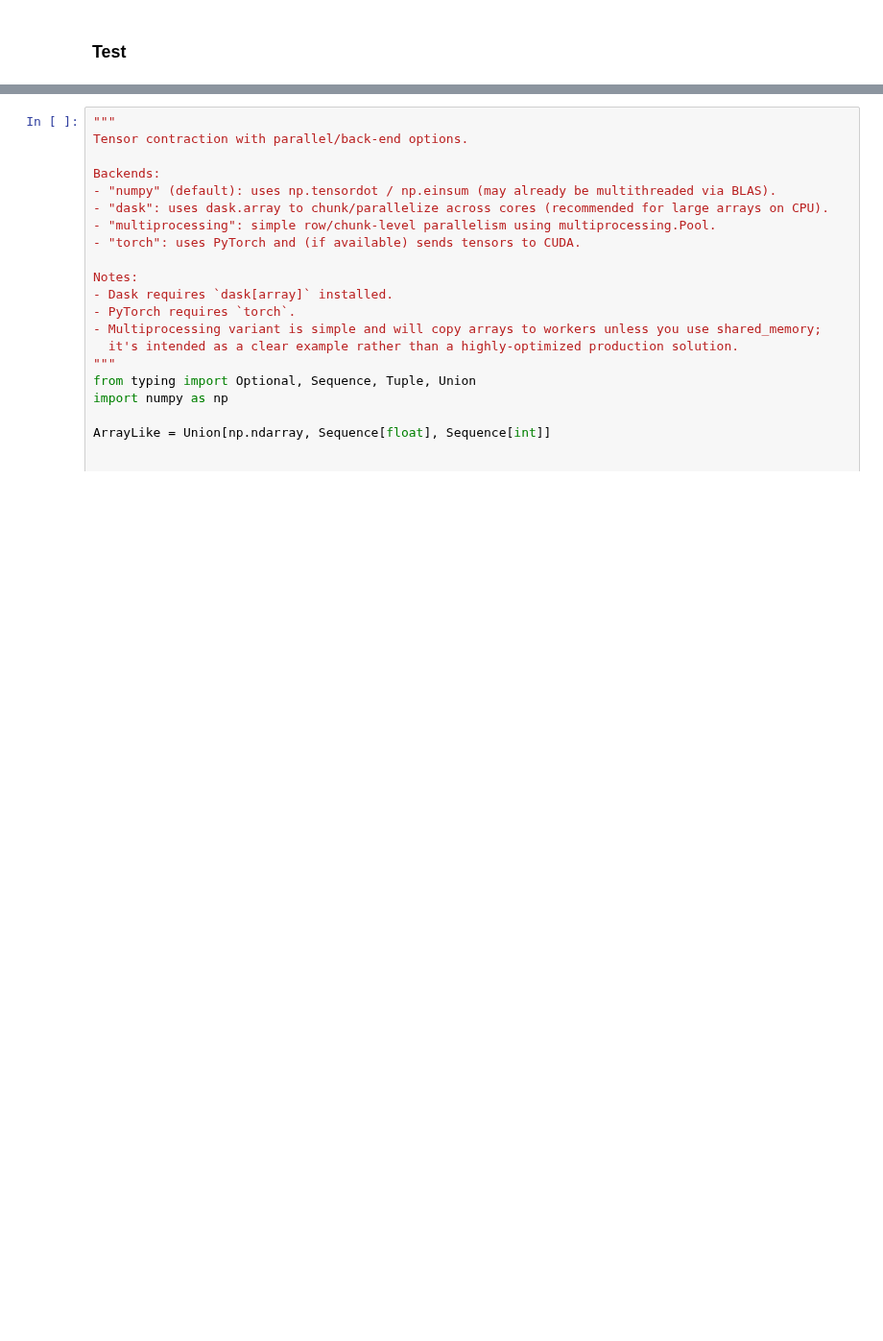
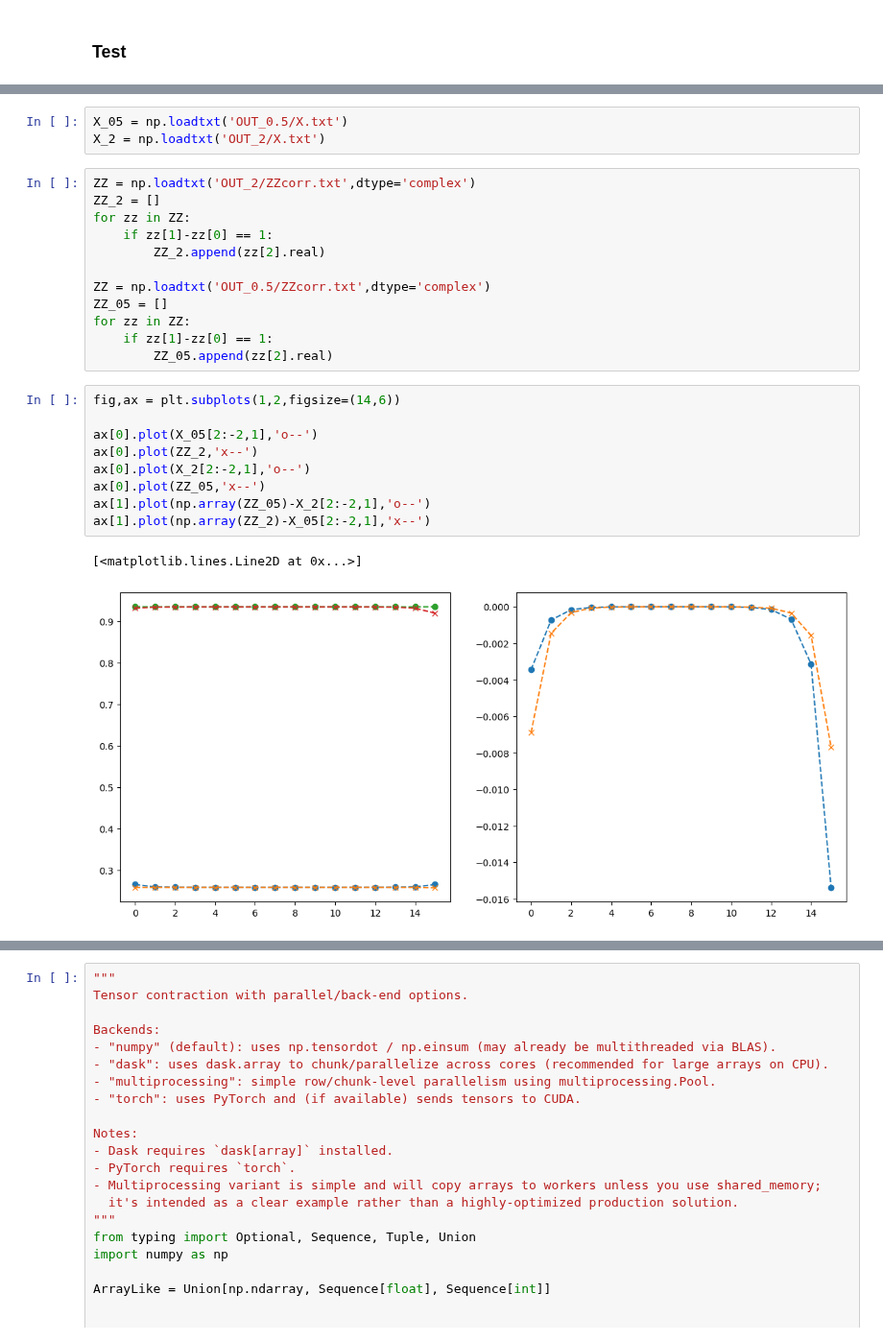
Before and after one commit to pietrorichelli/dmrg, a Jupyter notebook: dev/dev.ipynb, the cells around one changed output, grey strips where cells are left out. Shown at 96% size. Cells and saved outputs as stored; diff of their text form; blank space fills up the shorter version.

```diff
--- a/dev/dev.ipynb
+++ b/dev/dev.ipynb
@@ -551,0 +668,27 @@ Energy values:
+# %%
+X_05 = np.loadtxt('OUT_0.5/X.txt')
+X_2 = np.loadtxt('OUT_2/X.txt')
+# %%
+ZZ = np.loadtxt('OUT_2/ZZcorr.txt',dtype='complex')
+ZZ_2 = []
+for zz in ZZ:
+    if zz[1]-zz[0] == 1:
+        ZZ_2.append(zz[2].real)
+
+ZZ = np.loadtxt('OUT_0.5/ZZcorr.txt',dtype='complex')
+ZZ_05 = []
+for zz in ZZ:
+    if zz[1]-zz[0] == 1:
+        ZZ_05.append(zz[2].real)
+# %%
+fig,ax = plt.subplots(1,2,figsize=(14,6))
+
+ax[0].plot(X_05[2:-2,1],'o--')
+ax[0].plot(ZZ_2,'x--')
+ax[0].plot(X_2[2:-2,1],'o--')
+ax[0].plot(ZZ_05,'x--')
+ax[1].plot(np.array(ZZ_05)-X_2[2:-2,1],'o--')
+ax[1].plot(np.array(ZZ_2)-X_05[2:-2,1],'x--')
+# %% [output]
+[<matplotlib.lines.Line2D at 0x...>]
+[figure, added]
```
Also changed, not shown: parts of 5 cells of this notebook, 10 other files.
